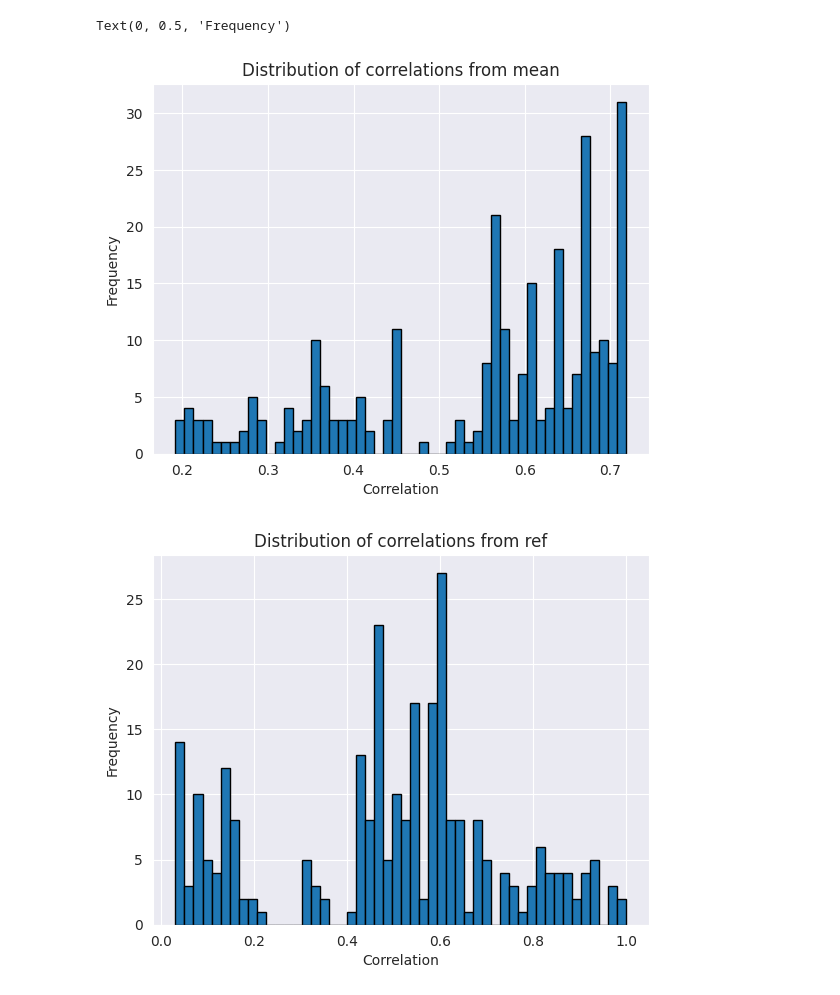
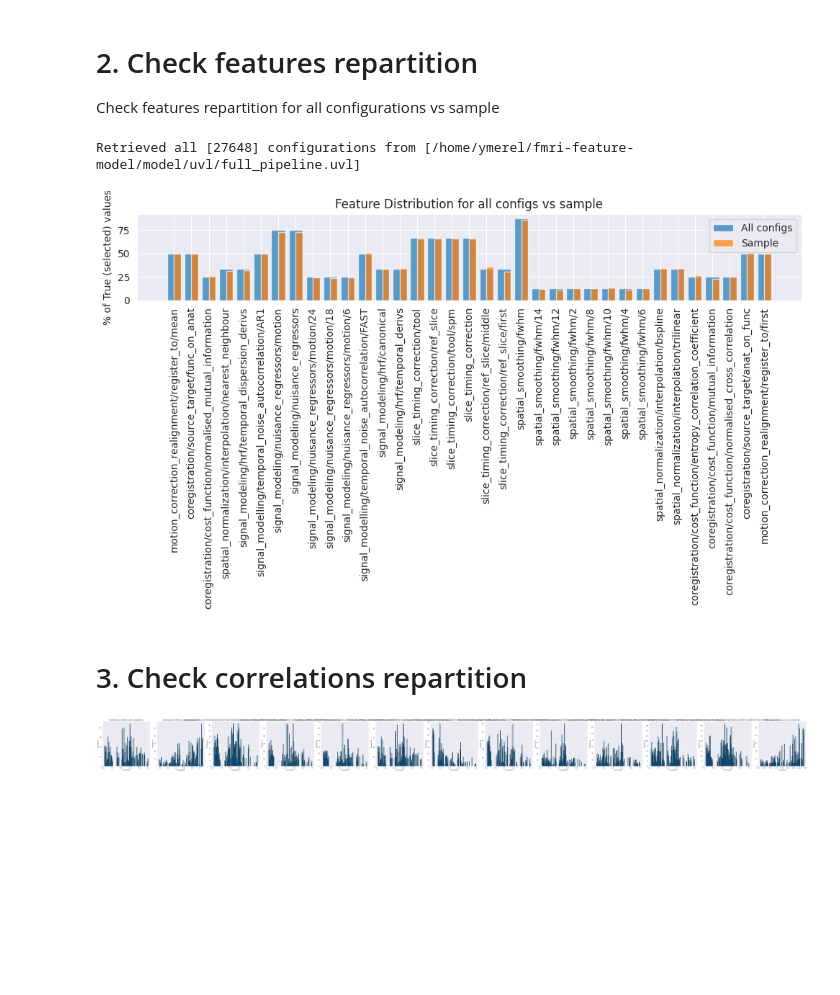
Before and after one commit to Inria-Empenn/fmri_feature_model, a Jupyter notebook: auditory_analysis.ipynb, the cells around one changed output. Cells and saved outputs as stored; diff of their text form; code cells hidden in the pictures; blank space fills up the shorter version.

```diff
--- a/auditory_analysis.ipynb
+++ b/auditory_analysis.ipynb
@@ -20,9 +25,12 @@ import seaborn as sb
 # %%
 # load global vars
 postproc_srv = PostprocessService()
-basedir = "/home/ymerel/storage/private/ymerel/results/auditory"
+sample_srv = SampleService()
+aafm_srv = AAFMService()
+basedir = "/home/ymerel/storage/results/auditory"
 mean_path = os.path.join(basedir, 'mean_result.nii')
 df_path = os.path.join(basedir, 'dataset.csv')
+corr_path = os.path.join(basedir, 'correlations.csv')
 ids = []
 results = []
 paths = glob.glob(os.path.join(basedir, '*/'), recursive=True)
@@ -39,0 +72,5 @@ dataframe.to_csv(df_path, index=False, sep=';')
+# %%
+dataset = pd.read_csv(os.path.join(basedir, 'extended_dataset.csv'), delimiter=';')
+corr_fields = [col for col in dataset.columns if col.startswith('from_')]
+corr_fields.append('mean_corr')
+dataset.head()
@@ -40,18 +85,48 @@ dataframe.to_csv(df_path, index=False, sep=';')
+# %% [markdown]
+# 2. Check features repartition
+Check features repartition for all configurations vs sample
+# %%
+pd.set_option('future.no_silent_downcasting', True)
+full = pd.DataFrame(sample_srv.get_all_configs()).fillna(False).astype(bool)
+full_rep = full.mean() * 100
+full_rep = full_rep[(full_rep > 0) & (full_rep < 100)]
+ignored = corr_fields.copy()
+ignored.append('id')
+sample_rep = dataset.drop(columns=ignored).mean() * 100
+sample_rep = sample_rep[(full_rep > 0) & (sample_rep < 100)]
+# Plotting
+fig, ax = plt.subplots(figsize=(10, 6))
+
+# Plot the percentages for df1
+ax.bar(full_rep.index, full_rep, alpha=0.7, label='All configs')
+
+# Plot the percentages for df2
+ax.bar(sample_rep.index, sample_rep, alpha=0.7, label='Sample', align='edge', width=0.4)
+
+# Add labels and title
+ax.set_ylabel('% of True (selected) values')
+ax.set_title('Feature Distribution for all configs vs sample')
+ax.legend()
+
+# Show plot
+plt.xticks(rotation=90)
+plt.tight_layout()
+plt.show()
+# %% [output]
+Retrieved all [27648] configurations from [/home/ymerel/fmri-feature-model/model/uvl/full_pipeline.uvl]
+[figure, added]
+# %% [markdown]
+# 3. Check correlations repartition
 # %%
-# Correlations from mean distribution
-plt.hist(dataframe['from_mean'], bins=50, edgecolor='black')
-plt.title('Distribution of correlations from mean')
-plt.xlabel('Correlation')
-plt.ylabel('Frequency')
+num_plots = len(corr_fields)
+fig, axes = plt.subplots(ncols=num_plots, figsize=(5 * num_plots, 5))
+
+for i, corr in enumerate(corr_fields):
+    axes[i].hist(dataset[corr], bins=100, edgecolor='black')
+    axes[i].set_title(f'Distribution of [{corr}] correlations')
+    axes[i].set_xlabel('Correlation')
+    axes[i].set_ylabel('Frequency')
+plt.tight_layout()
+plt.show()
 # %% [output]
-Text(0, 0.5, 'Frequency')
-[figure, old version]
+[figure, new version]
-# %%
-# Correlations from ref distribution
-plt.hist(dataframe['from_ref'], bins=50, edgecolor='black')
-plt.title('Distribution of correlations from ref')
-plt.xlabel('Correlation')
-plt.ylabel('Frequency')
-plt.show()
-# %% [output]
-[figure, removed]
```
Also changed, not shown: parts of 15 cells of this notebook.
